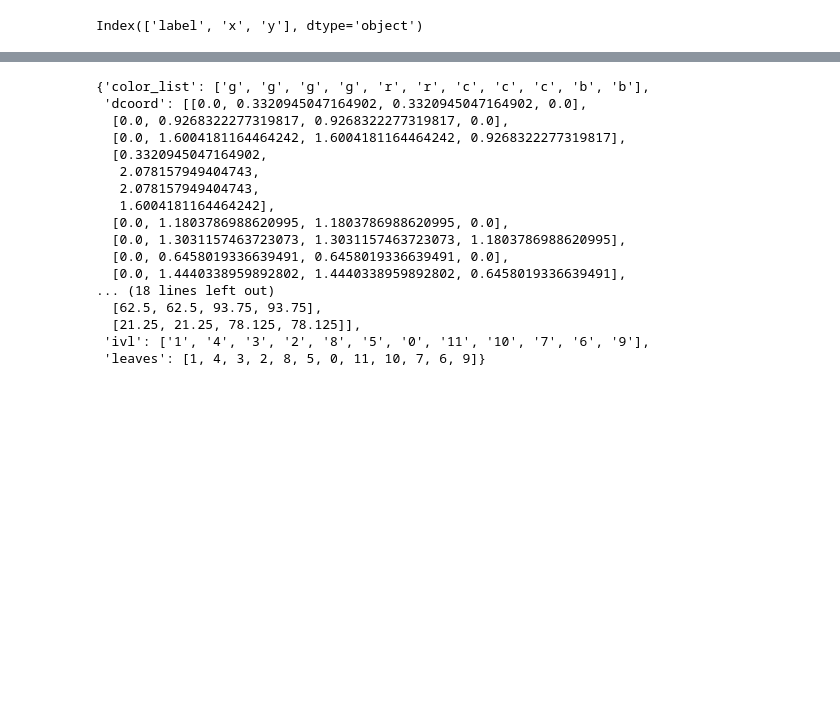
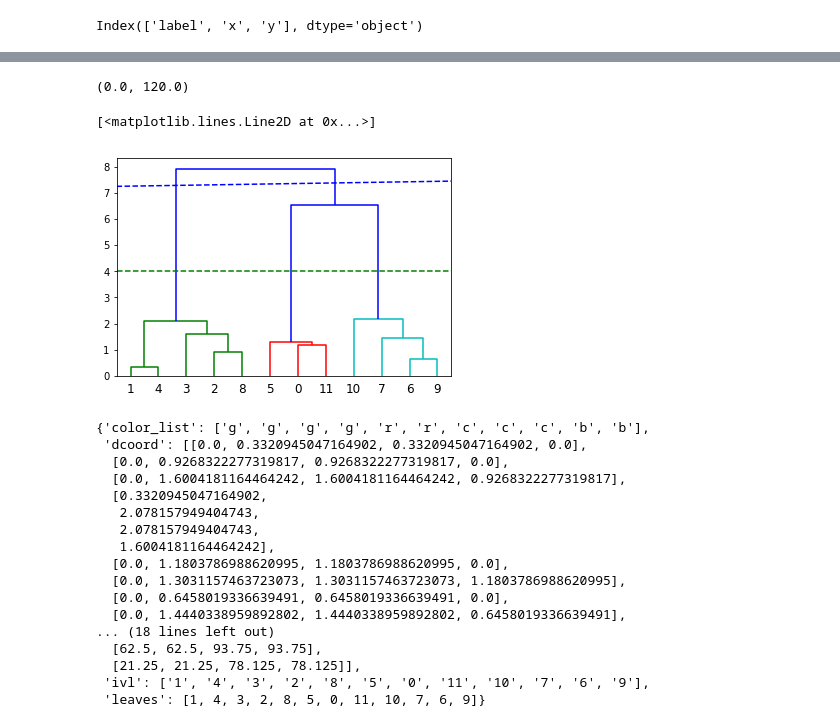
Before and after one commit to sukyungheo/ML_Class_Python, a Jupyter notebook: ML_Py_Lab09B_dendrogram.ipynb, the cells around one changed output, grey strips where cells are left out. Cells and saved outputs as stored; diff of their text form; code cells hidden in the pictures; blank space fills up the shorter version.

```diff
--- a/ML_Py_Lab09B_dendrogram.ipynb
+++ b/ML_Py_Lab09B_dendrogram.ipynb
@@ -65,3 +42,22 @@ ax.plot(bounds, [4,4], '--', c='k')
+# %%
+# 데이터 배열 X에 ward 함수 적용
+linkage_array= ward(df[['x','y']])
+linkage_array
+# Scipy의 ward 함수는 병합 군집을 수행 시, 생성된 거리 정보가 담긴 배열 반환
+dendrogram(linkage_array)
+
+## 두 개와 세 개의 클러스터를 구분하는 커트라인 표시
+ax = plt.gca()                                 # 현재 그래프의 극축을 얻는다.
+bounds = ax.get_xbound()                       # ax의 x축의 길이(범위)를 알려준다.
+print(bounds)
+ax.plot(bounds, [7.25 , 7.45], '--', c='b')   # 파란색(y의 값 왼쪽 7.25, 오른쪽 7.45)
+ax.plot(bounds, [4,4], '--', c='g')           # 녹색  (y의 값 왼쪽 4, 오른쪽 4)
+
+#  ax.plot((0,30), [2,2], '--', c='g')           # 녹색  (y의 값 왼쪽 4, 오른쪽 4)
+# %% [output]
+(0.0, 120.0)
+[<matplotlib.lines.Line2D at 0x...>]
+[figure, added]
 # %%
 ### 그래프 설명
 # 데이터 배열 X에 ward 함수 적용
```
Also changed, not shown: parts of 6 cells of this notebook, 9 other files.
